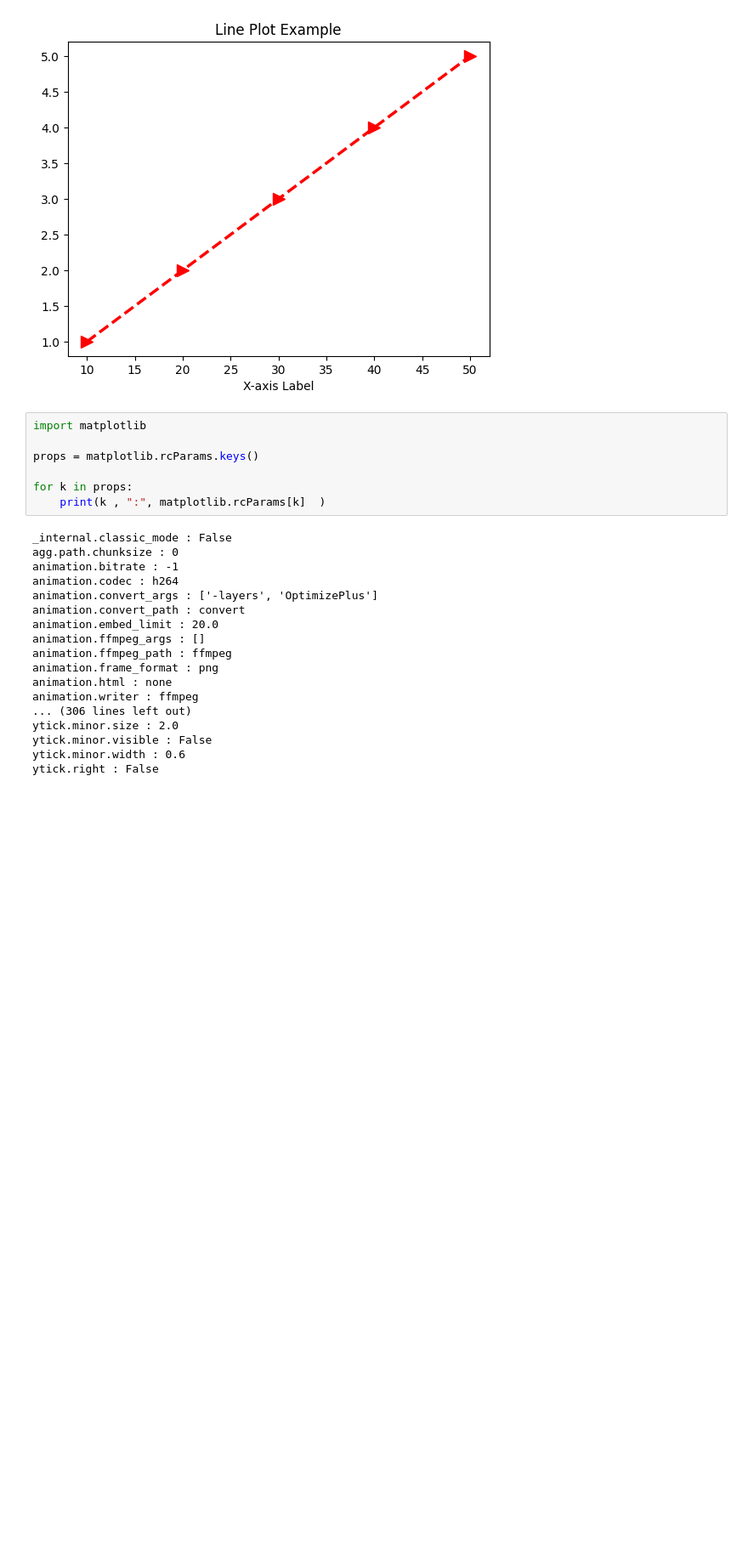
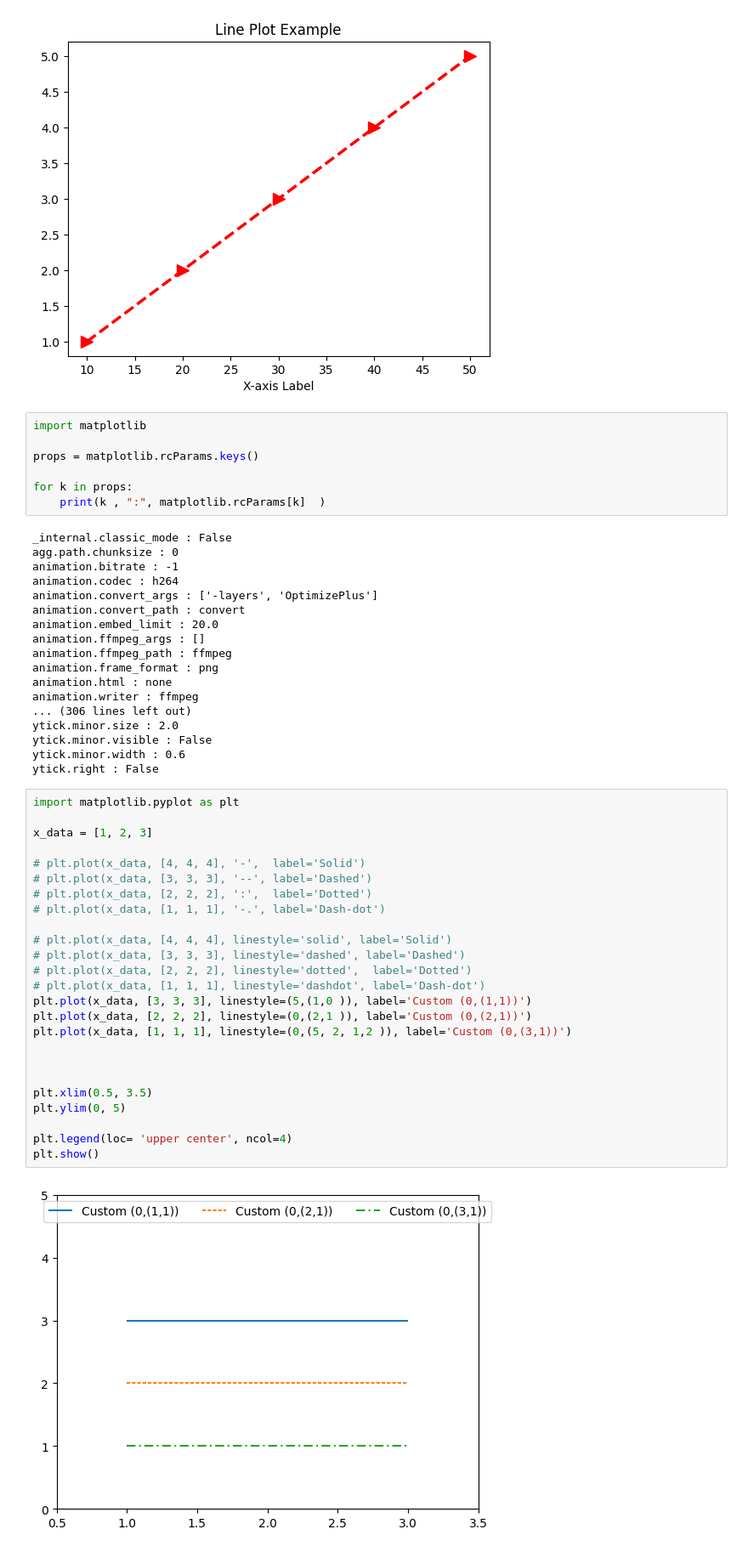
Before and after one commit to dinohand/python_ex, a Jupyter notebook: document/C03.Matplotlib/01.matplotlib_01.ipynb, the cells around one changed output. Shown at 85% size. Cells and saved outputs as stored; diff of their text form; blank space fills up the shorter version.

```diff
--- a/document/C03.Matplotlib/01.matplotlib_01.ipynb
+++ b/document/C03.Matplotlib/01.matplotlib_01.ipynb
@@ -83,3 +83,30 @@ ytick.minor.size : 2.0
 ytick.minor.visible : False
 ytick.minor.width : 0.6
 ytick.right : False
+# %%
+import matplotlib.pyplot as plt
+
+x_data = [1, 2, 3]
+
+# plt.plot(x_data, [4, 4, 4], '-',  label='Solid')
+# plt.plot(x_data, [3, 3, 3], '--', label='Dashed')
+# plt.plot(x_data, [2, 2, 2], ':',  label='Dotted')
+# plt.plot(x_data, [1, 1, 1], '-.', label='Dash-dot')
+
+# plt.plot(x_data, [4, 4, 4], linestyle='solid', label='Solid')
+# plt.plot(x_data, [3, 3, 3], linestyle='dashed', label='Dashed')
+# plt.plot(x_data, [2, 2, 2], linestyle='dotted',  label='Dotted')
+# plt.plot(x_data, [1, 1, 1], linestyle='dashdot', label='Dash-dot')
+plt.plot(x_data, [3, 3, 3], linestyle=(5,(1,0 )), label='Custom (0,(1,1))')
+plt.plot(x_data, [2, 2, 2], linestyle=(0,(2,1 )), label='Custom (0,(2,1))')
+plt.plot(x_data, [1, 1, 1], linestyle=(0,(5, 2, 1,2 )), label='Custom (0,(3,1))')
+
+
+
+plt.xlim(0.5, 3.5)
+plt.ylim(0, 5)
+
+plt.legend(loc= 'upper center', ncol=4)
+plt.show()
+# %% [output]
+[figure, added]
```
Also changed, not shown: parts of 1 cell of this notebook, 1 other file.
